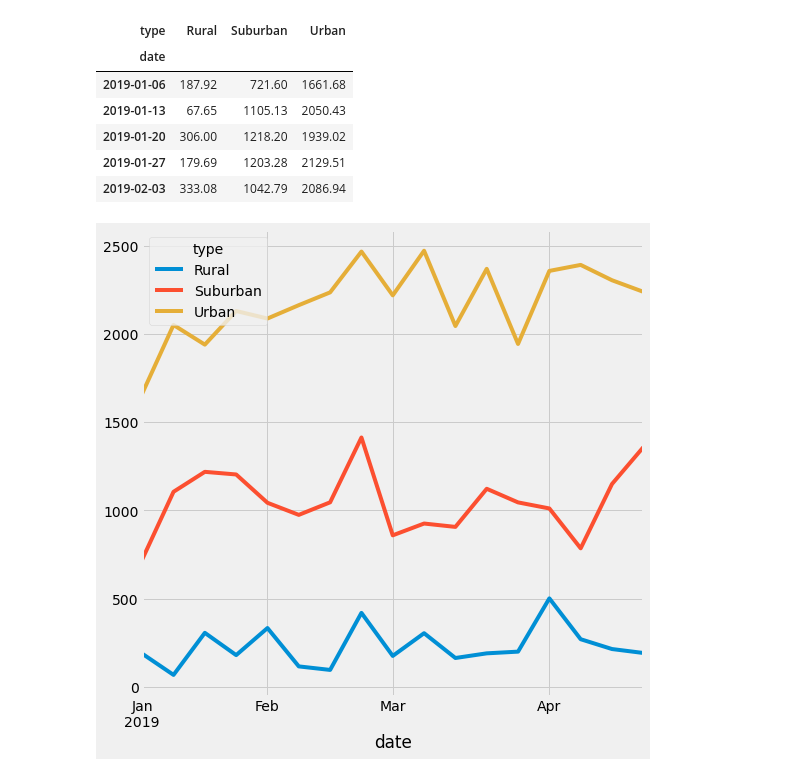
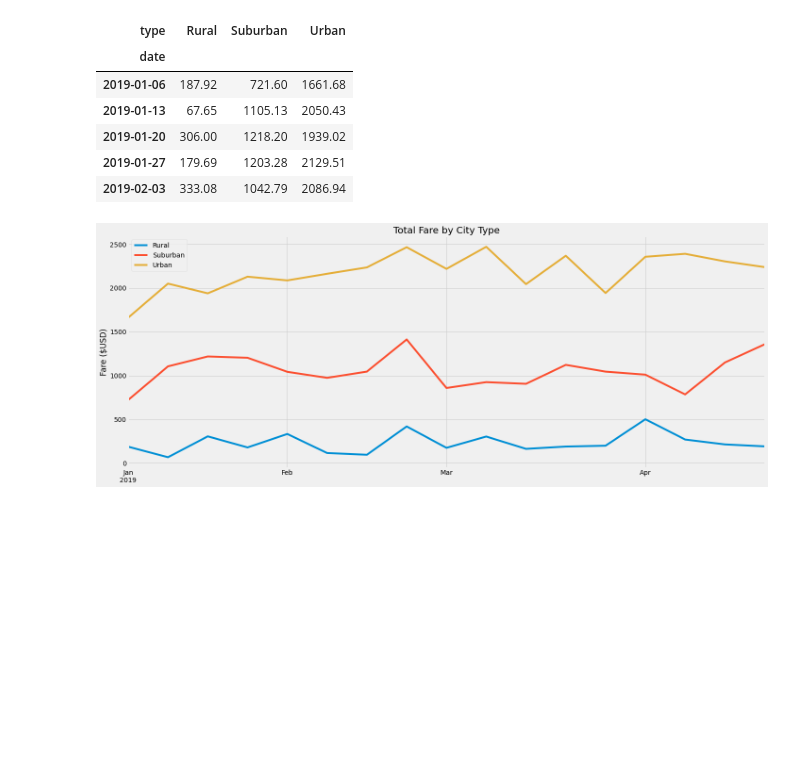
Before and after one commit to jisellejones/PyBer_Analysis, a Jupyter notebook: PyBer_Challenge.ipynb, the cells around one changed output. Cells and saved outputs as stored; diff of their text form; code cells hidden in the pictures; blank space fills up the shorter version.

Commit message:
updated challenge with line graph

```diff
--- a/PyBer_Challenge.ipynb
+++ b/PyBer_Challenge.ipynb
@@ -247,20 +247,28 @@ weekly_fare_month.head()
 | 2019-02-03 | 333.08 | 1042.79 | 2086.94 |
 # %%
 # 8. Using the object-oriented interface method, plot the resample DataFrame using the df.plot() function.
-multi_plot = weekly_fare_month.plot(kind = "line", figsize = (8, 8))
 
-#x_weeks =
-#Y_fare =
+plt.rcParams['font.size'] = '14'
+total_fare_type = weekly_fare_month.plot(kind = "line", figsize = (20, 8))
 
+# Add a title
+total_fare_type.set_title("Total Fare by City Type")
 
-#fig, ax = plt.subplots()
-#colors = ["coral", "skyblue", ""]
+#  Add a x- and y-axis label.
 
+total_fare_type.set_xlabel("")
+total_fare_type.set_ylabel("Fare ($USD)")
+plt.legend( loc = 'upper left')
+plt.tight_layout()
 
 
 # Import the style from Matplotlib.
-#from matplotlib import style
+from matplotlib import style
+
 # Use the graph style fivethirtyeight.
 style.use('fivethirtyeight')
+
+plt.savefig("analysis/Fig8.png")
+plt.show()
 # %% [output]
-[figure, old version]
+[figure, new version]
```
Also changed, not shown: 3 other files.
